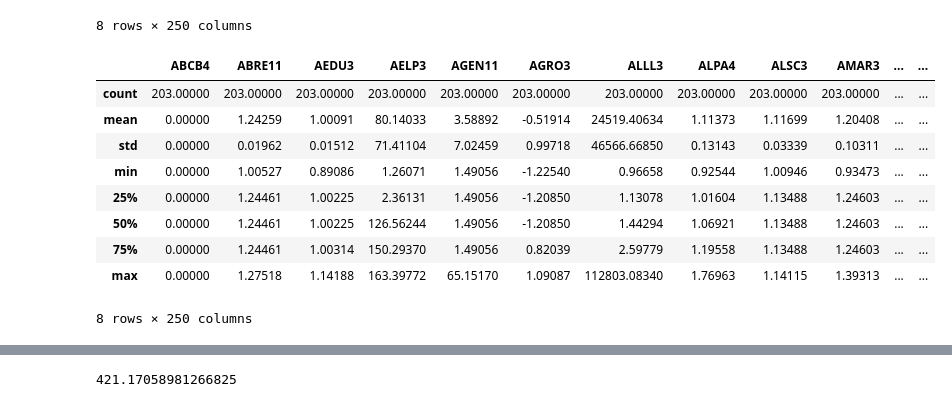
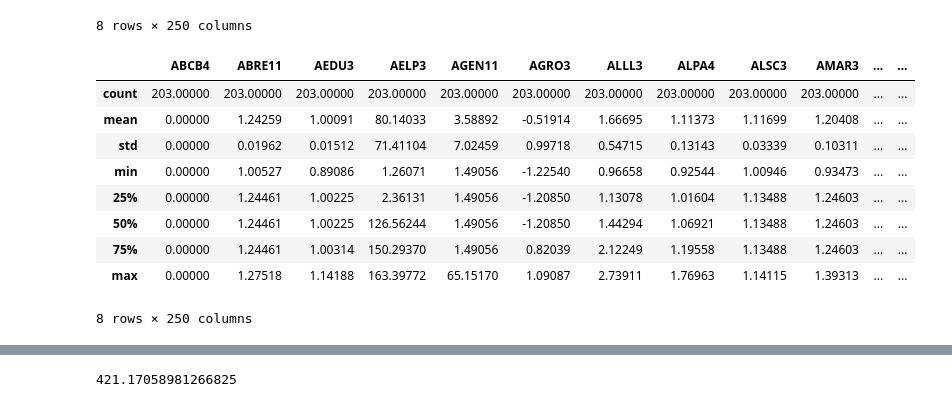
Before and after one commit to gabrielvieira37/master_thesis, a Jupyter notebook: data/exploratory_analysis.ipynb, the cells around one changed output, grey strips where cells are left out. Drawn from its saved outputs; the diff is of its cells as text; code cells hidden in the pictures.

Commit message:
Fix float error within book to market ratio and missing values on ALLL3 stock

```diff
--- a/data/exploratory_analysis.ipynb
+++ b/data/exploratory_analysis.ipynb
@@ -309,7 +309,10 @@ for train, val in splits.split(book_to_mkt_ratio):
 [figure]
 # %%
 pd.set_option('display.float_format', lambda x: '%.5f' % x)
-mcap = pd.DataFrame(ndata['MonthlyMktCap'], columns=names).fillna(method='bfill')
+mcap = pd.DataFrame(ndata['MonthlyMktCap'], columns=names)
+mcap['ALLL3'][:50] = np.NaN
+mcap.fillna(method='bfill', inplace=True)
+# mcap = pd.DataFrame(ndata['MonthlyMktCap'], columns=names).fillna(method='bfill')
 mcap.describe()
 # %% [output]
 |  | ABCB4 | ABRE11 | AEDU3 | AELP3 | AGEN11 | AGRO3 | ALLL3 | ALPA4 | ALSC3 | AMAR3 | ... | ... |
@@ -369,19 +387,20 @@ debt.describe()
 | max | 0.00000 | -47308000.00000 | 262299000.00000 | 1907777000.00000 | 610380000.00000 | -7394.00000 | 1073982000.00000 | 63688000.00000 | 153400000.00000 | 523003000.00000 | ... | ... |
 8 rows × 250 columns
 # %%
-epsilon = 1e-10
-book_to_mkt_ratio = (enterp-debt)/(mcap+epsilon)
+# epsilon = 1e-10
+book_to_mkt_ratio = (enterp-debt)/(mcap)
+book_to_mkt_ratio.replace([np.inf,-np.inf], 0, inplace=True)
 book_to_mkt_ratio.describe()
 # %% [output]
 |  | ABCB4 | ABRE11 | AEDU3 | AELP3 | AGEN11 | AGRO3 | ALLL3 | ALPA4 | ALSC3 | AMAR3 | ... | ... |
 | count | 203.00000 | 203.00000 | 203.00000 | 203.00000 | 203.00000 | 203.00000 | 203.00000 | 203.00000 | 203.00000 | 203.00000 | ... | ... |
-| mean | 0.00000 | 1.24259 | 1.00091 | 80.14033 | 3.58892 | -0.51914 | 24519.40634 | 1.11373 | 1.11699 | 1.20408 | ... | ... |
-| std | 0.00000 | 0.01962 | 0.01512 | 71.41104 | 7.02459 | 0.99718 | 46566.66850 | 0.13143 | 0.03339 | 0.10311 | ... | ... |
+| mean | 0.00000 | 1.24259 | 1.00091 | 80.14033 | 3.58892 | -0.51914 | 1.66695 | 1.11373 | 1.11699 | 1.20408 | ... | ... |
+| std | 0.00000 | 0.01962 | 0.01512 | 71.41104 | 7.02459 | 0.99718 | 0.54715 | 0.13143 | 0.03339 | 0.10311 | ... | ... |
 | min | 0.00000 | 1.00527 | 0.89086 | 1.26071 | 1.49056 | -1.22540 | 0.96658 | 0.92544 | 1.00946 | 0.93473 | ... | ... |
 | 25% | 0.00000 | 1.24461 | 1.00225 | 2.36131 | 1.49056 | -1.20850 | 1.13078 | 1.01604 | 1.13488 | 1.24603 | ... | ... |
 | 50% | 0.00000 | 1.24461 | 1.00225 | 126.56244 | 1.49056 | -1.20850 | 1.44294 | 1.06921 | 1.13488 | 1.24603 | ... | ... |
-| 75% | 0.00000 | 1.24461 | 1.00314 | 150.29370 | 1.49056 | 0.82039 | 2.59779 | 1.19558 | 1.13488 | 1.24603 | ... | ... |
-| max | 0.00000 | 1.27518 | 1.14188 | 163.39772 | 65.15170 | 1.09087 | 112803.08340 | 1.76963 | 1.14115 | 1.39313 | ... | ... |
+| 75% | 0.00000 | 1.24461 | 1.00314 | 150.29370 | 1.49056 | 0.82039 | 2.12249 | 1.19558 | 1.13488 | 1.24603 | ... | ... |
+| max | 0.00000 | 1.27518 | 1.14188 | 163.39772 | 65.15170 | 1.09087 | 2.73911 | 1.76963 | 1.14115 | 1.39313 | ... | ... |
 8 rows × 250 columns
 # %%
 book_to_mkt_ratio.to_csv('monthly_book_to_mkt_ratio.csv', index=False)
```
Also changed, not shown: parts of 3 cells of this notebook.
